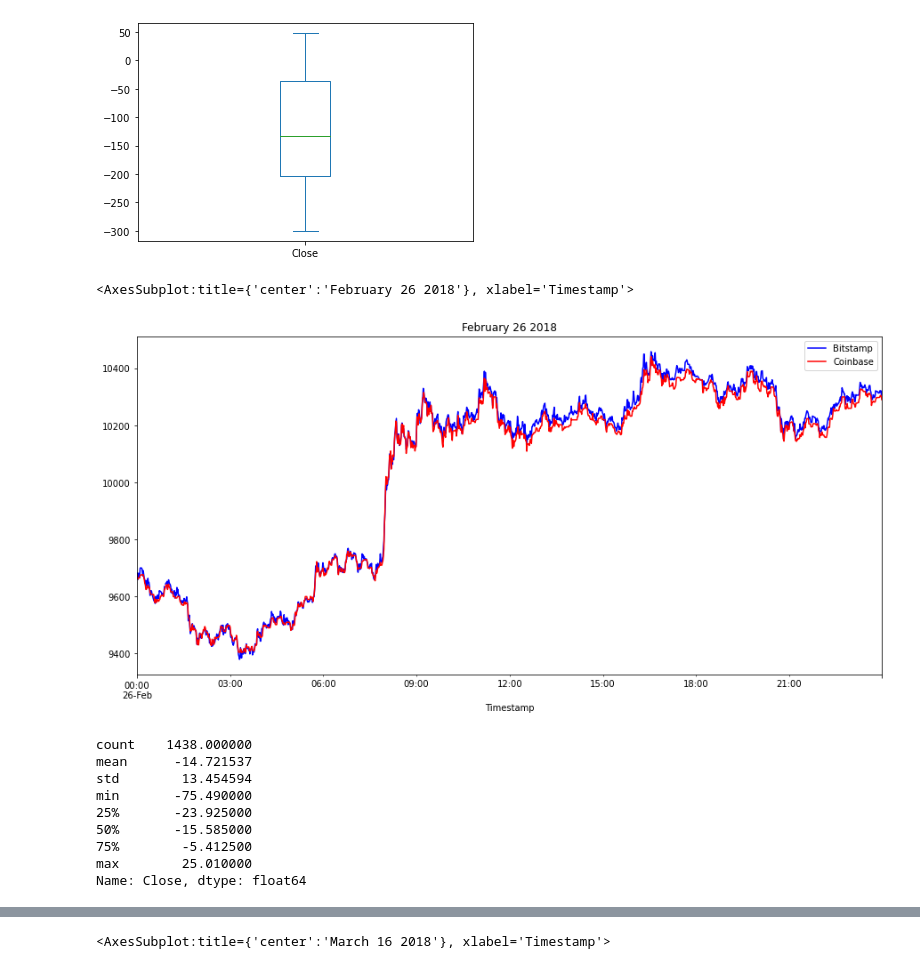
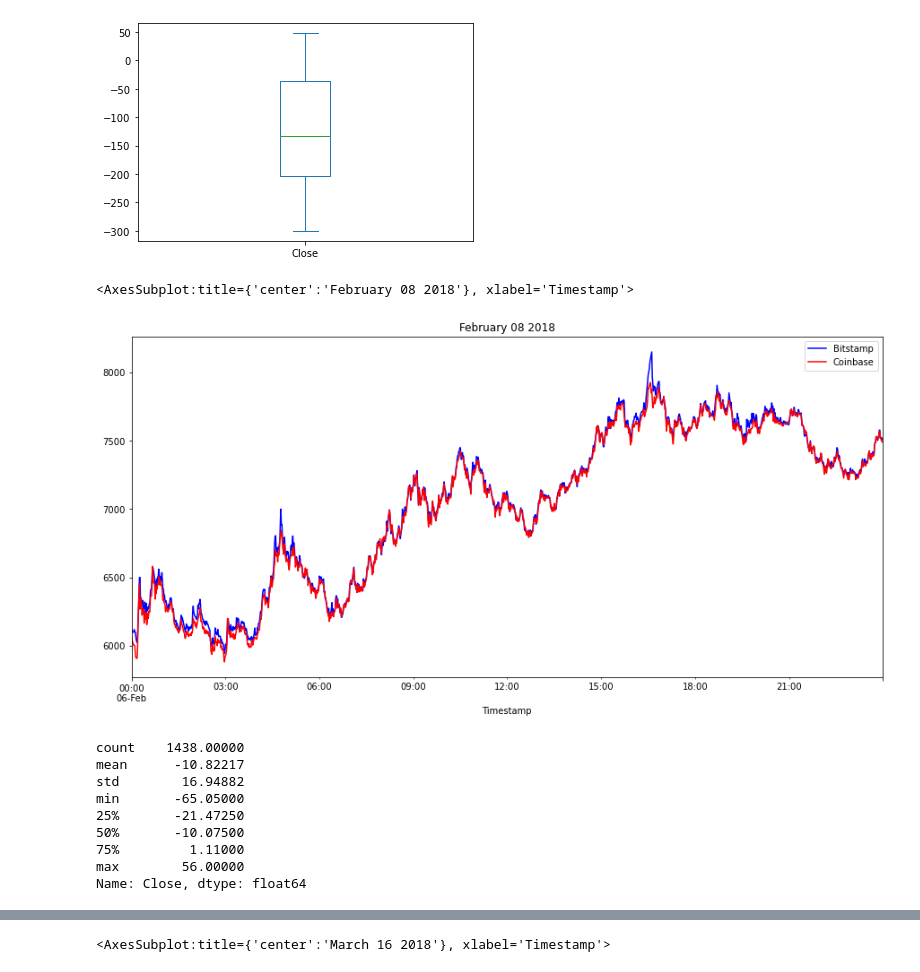
Before and after one commit to zvahidy/Crypto-Arbitrage, a Jupyter notebook: crypto_arbitrage.ipynb, the cells around one changed output, grey strips where cells are left out. Cells and saved outputs as stored; diff of their text form; code cells hidden in the pictures.

```diff
--- a/crypto_arbitrage.ipynb
+++ b/crypto_arbitrage.ipynb
@@ -439,27 +439,27 @@ arbitrage_spread_early.plot(kind='box')
 # %%
 # Create an overlay plot that visualizes the two dataframes over a period of one day from the middle of the dataset.
 # Be sure that the plots include the parameters `legend`, `figsize`, `title`, `color` and `label`
-bitstamp['Close'].loc['2018-02-26'].plot(legend=True, figsize=(15, 7), title="February 26 2018", color="blue", label="Bitstamp")
-coinbase['Close'].loc['2018-02-26'].plot(legend=True, figsize=(15, 7), color="red", label="Coinbase")
+bitstamp['Close'].loc['2018-02-06'].plot(legend=True, figsize=(15, 7), title="February 08 2018", color="blue", label="Bitstamp")
+coinbase['Close'].loc['2018-02-06'].plot(legend=True, figsize=(15, 7), color="red", label="Coinbase")
 # %% [output]
-<AxesSubplot:title={'center':'February 26 2018'}, xlabel='Timestamp'>
+<AxesSubplot:title={'center':'February 08 2018'}, xlabel='Timestamp'>
-[figure, old version]
+[figure, new version]
 # %%
 # Using the date in the middle that you have selected, calculate the arbitrage spread
 # by subtracting the bitstamp lower closing prices from the coinbase higher closing prices
-arbitrage_spread_middle = coinbase['Close'].loc['2018-02-26'] - bitstamp['Close'].loc['2018-02-26']
+arbitrage_spread_middle = coinbase['Close'].loc['2018-02-16'] - bitstamp['Close'].loc['2018-02-16']
 
 # Generate summary statistics
 arbitrage_spread_middle.describe()
 # %% [output]
-count    1438.000000
-mean      -14.721537
-std        13.454594
-min       -75.490000
-25%       -23.925000
-50%       -15.585000
-75%        -5.412500
-max        25.010000
+count    1438.00000
+mean      -10.82217
+std        16.94882
+min       -65.05000
+25%       -21.47250
+50%       -10.07500
+75%         1.11000
+max        56.00000
 Name: Close, dtype: float64
 # %%
 # Visualize the arbitrage spread from the middle of the dataset in a box plot
```
Also changed, not shown: parts of 10 cells of this notebook, 1 other file.
